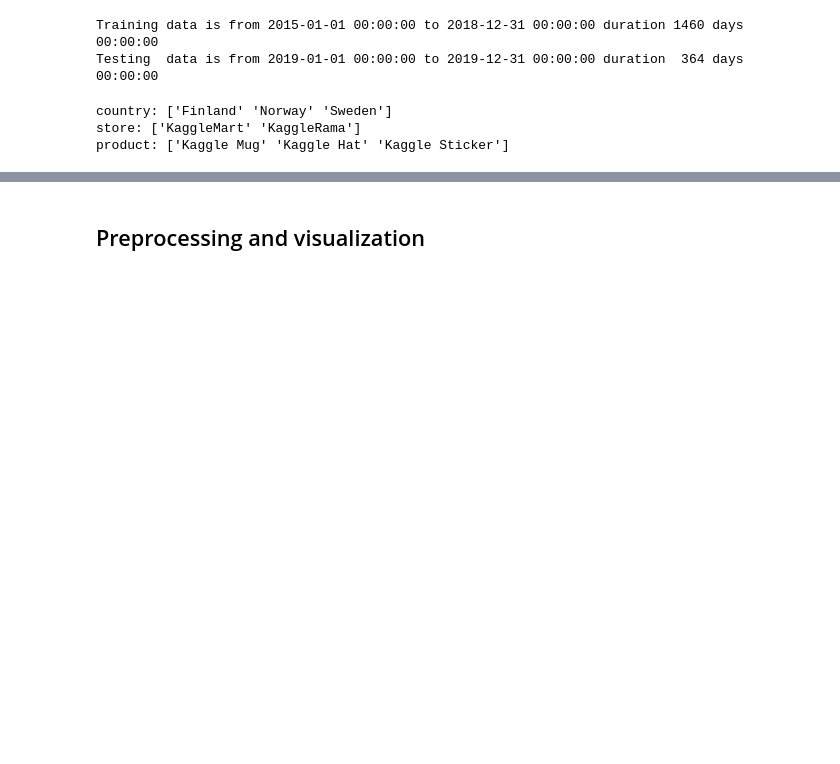
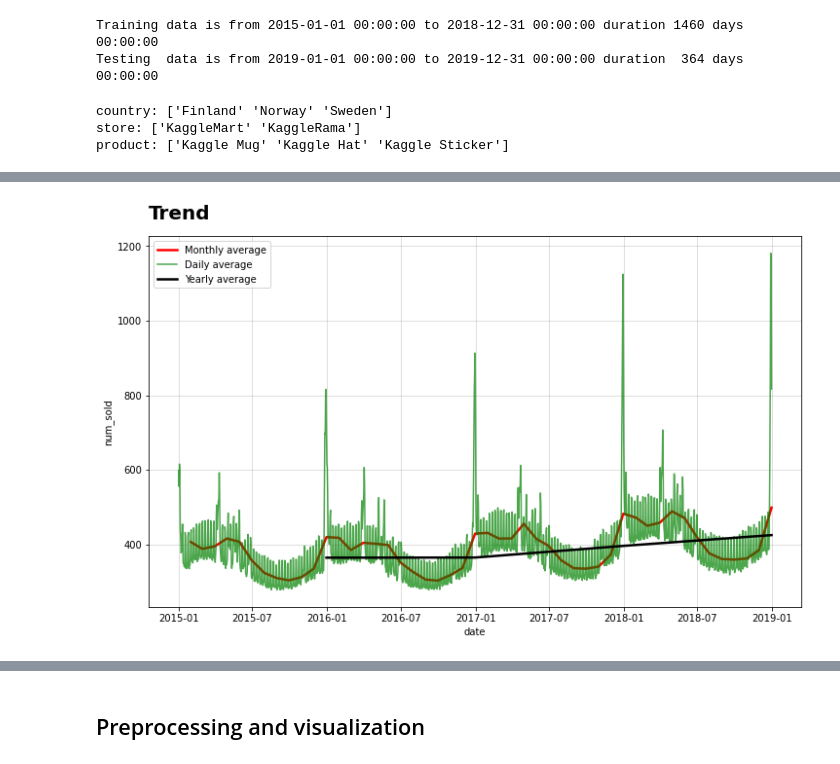
Before and after one commit to Sultan336/Kaggel, a Jupyter notebook: tps-jan-2022.ipynb, the cells around one changed output, grey strips where cells are left out. Saved outputs shown, nothing was run; the diff lists cells and outputs as text; code cells hidden in the pictures; blank space fills up the shorter version.

```diff
--- a/tps-jan-2022.ipynb
+++ b/tps-jan-2022.ipynb
@@ -104,0 +101,15 @@ test_categories
+# %%
+#using seaborn
+train_data_year = train.set_index('date').groupby([pd.Grouper(freq='Y')])['num_sold'].mean().reset_index()
+train_data_month = train.set_index('date').groupby([pd.Grouper(freq='M')])['num_sold'].mean().reset_index()
+train_data_day = train.set_index('date').groupby([pd.Grouper(freq='d')])['num_sold'].mean().reset_index()
+fig, ax = plt.subplots(1, 1, figsize=(12, 7))
+sns.lineplot(data=train_data_month,x='date',y='num_sold' ,label='Monthly average', color='red',linewidth=2.5)
+sns.lineplot(data=train_data_day,x='date',y='num_sold' ,label='Daily average', color='green',alpha=.7)
+sns.lineplot(data=train_data_year,x='date',y='num_sold',ax=ax, label='Yearly average', color='black',linewidth=2.5)
+ax.set_title('Trend', fontsize=20, fontweight='bold', loc='left', y=1.03)
+ax.grid(alpha=0.5)
+ax.legend()
+plt.show()
+# %% [output]
+[figure, added]
```
Also changed, not shown: parts of 5 cells of this notebook.
